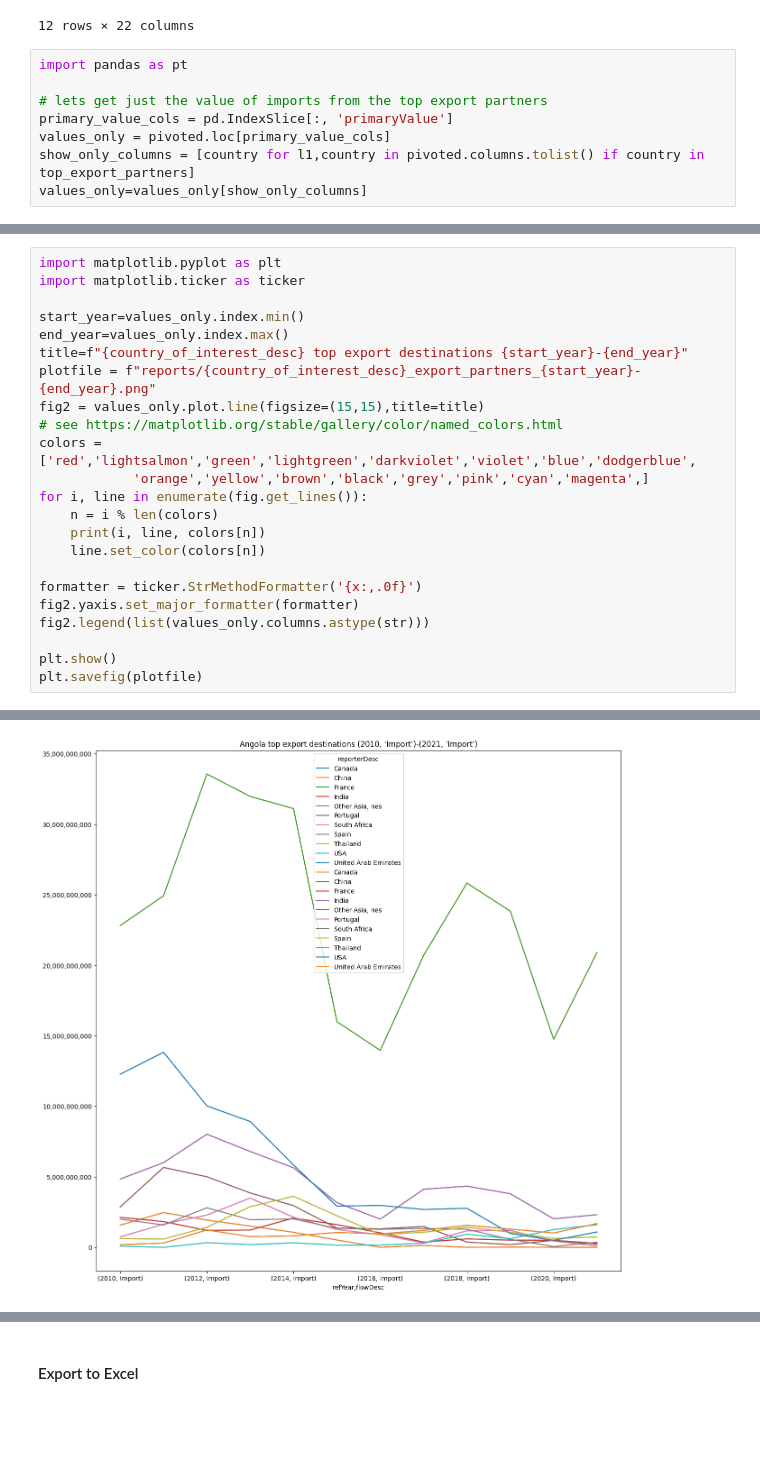
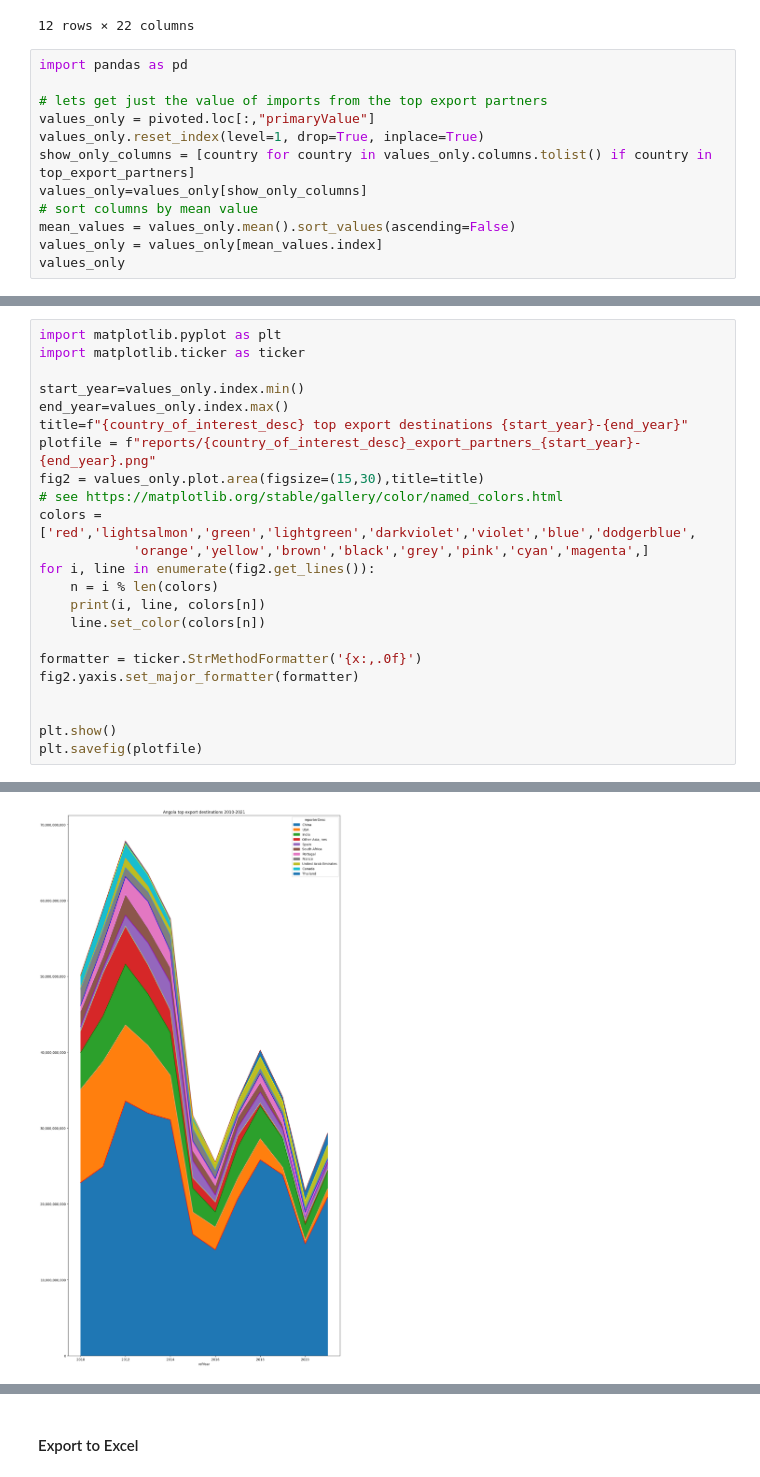
Before and after one commit to joaquimrcarvalho/cipf-comtrade, a Jupyter notebook: country_trade_profile.ipynb, the cells around one changed output, grey strips where cells are left out. Saved outputs shown, nothing was run; the diff lists cells and outputs as text; blank space fills up the shorter version.

Commit message:
Add plot of evolution of exports to partners

```diff
--- a/country_trade_profile.ipynb
+++ b/country_trade_profile.ipynb
@@ -231,10 +247,14 @@ pivoted[show_only_columns]
 | 2021 | Import | 0.00 | 0.62 | 0.01 | 0.07 | 0.01 | 0.00 | 0.01 | ... |
 12 rows × 22 columns
 # %%
-import pandas as pt
+import pandas as pd
 
 # lets get just the value of imports from the top export partners
-primary_value_cols = pd.IndexSlice[:, 'primaryValue']
-values_only = pivoted.loc[primary_value_cols]
-show_only_columns = [country for l1,country in pivoted.columns.tolist() if country in top_export_partners]
+values_only = pivoted.loc[:,"primaryValue"]
+values_only.reset_index(level=1, drop=True, inplace=True)
+show_only_columns = [country for country in values_only.columns.tolist() if country in top_export_partners]
 values_only=values_only[show_only_columns]
+# sort columns by mean value
+mean_values = values_only.mean().sort_values(ascending=False)
+values_only = values_only[mean_values.index]
+values_only
@@ -246,18 +281,18 @@ start_year=values_only.index.min()
 end_year=values_only.index.max()
 title=f"{country_of_interest_desc} top export destinations {start_year}-{end_year}"
 plotfile = f"reports/{country_of_interest_desc}_export_partners_{start_year}-{end_year}.png"
-fig2 = values_only.plot.line(figsize=(15,15),title=title)
+fig2 = values_only.plot.area(figsize=(15,30),title=title)
 # see https://matplotlib.org/stable/gallery/color/named_colors.html
 colors = ['red','lightsalmon','green','lightgreen','darkviolet','violet','blue','dodgerblue',
             'orange','yellow','brown','black','grey','pink','cyan','magenta',]
-for i, line in enumerate(fig.get_lines()):
+for i, line in enumerate(fig2.get_lines()):
     n = i % len(colors)
     print(i, line, colors[n])
     line.set_color(colors[n])
 
 formatter = ticker.StrMethodFormatter('{x:,.0f}')
 fig2.yaxis.set_major_formatter(formatter)
-fig2.legend(list(values_only.columns.astype(str)))
+
 
 plt.show()
 plt.savefig(plotfile)
@@ -282,2 +311,2 @@ plt.savefig(plotfile)
-[figure, old version]
+[figure, new version]
 <Figure size 640x480 with 0 Axes>
```
Also changed, not shown: parts of 7 cells of this notebook.
